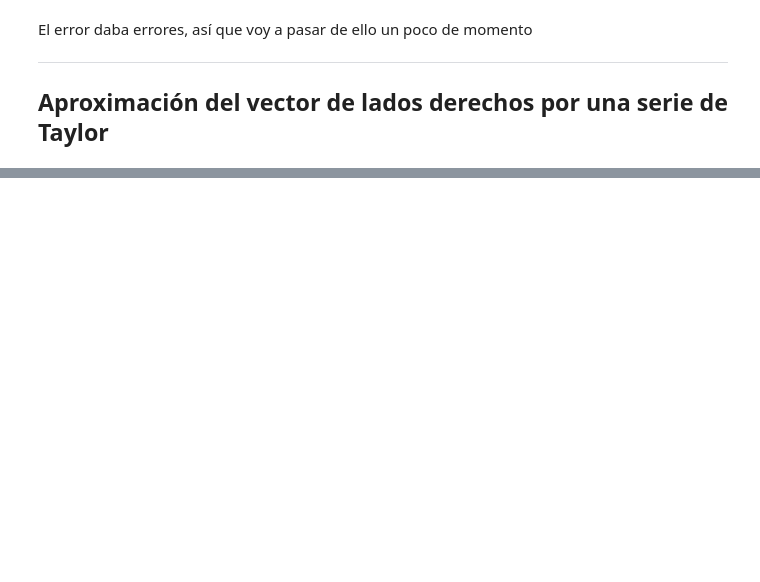
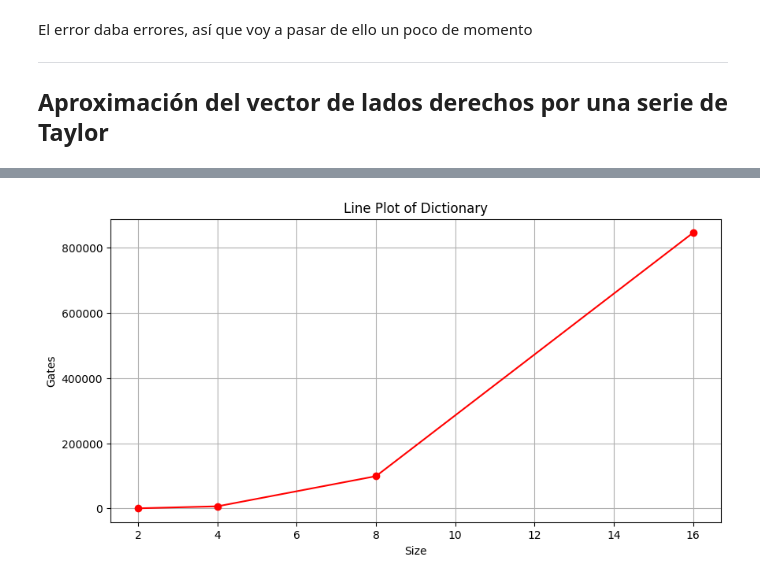
Before and after one commit to Nicofero/CITMAGA, a Jupyter notebook: Pruebas_Qiskit.ipynb, the cells around one changed output, grey strips where cells are left out. Cells and saved outputs as stored; diff of their text form; code cells hidden in the pictures; blank space fills up the shorter version.

```diff
--- a/Pruebas_Qiskit.ipynb
+++ b/Pruebas_Qiskit.ipynb
@@ -574,0 +632,13 @@ qc.draw('mpl')
+# %%
+keys = list(gates_est.keys())
+values = list(gates_est.values())
+
+plt.figure(figsize=(10, 5))
+plt.plot(keys, values, marker='o', linestyle='-', color='red')
+plt.xlabel('Size')
+plt.ylabel('Gates')
+plt.title('Line Plot of Dictionary')
+plt.grid(True)
+plt.show()
+# %% [output]
+[figure, added]
```
Also changed, not shown: parts of 19 cells of this notebook.
